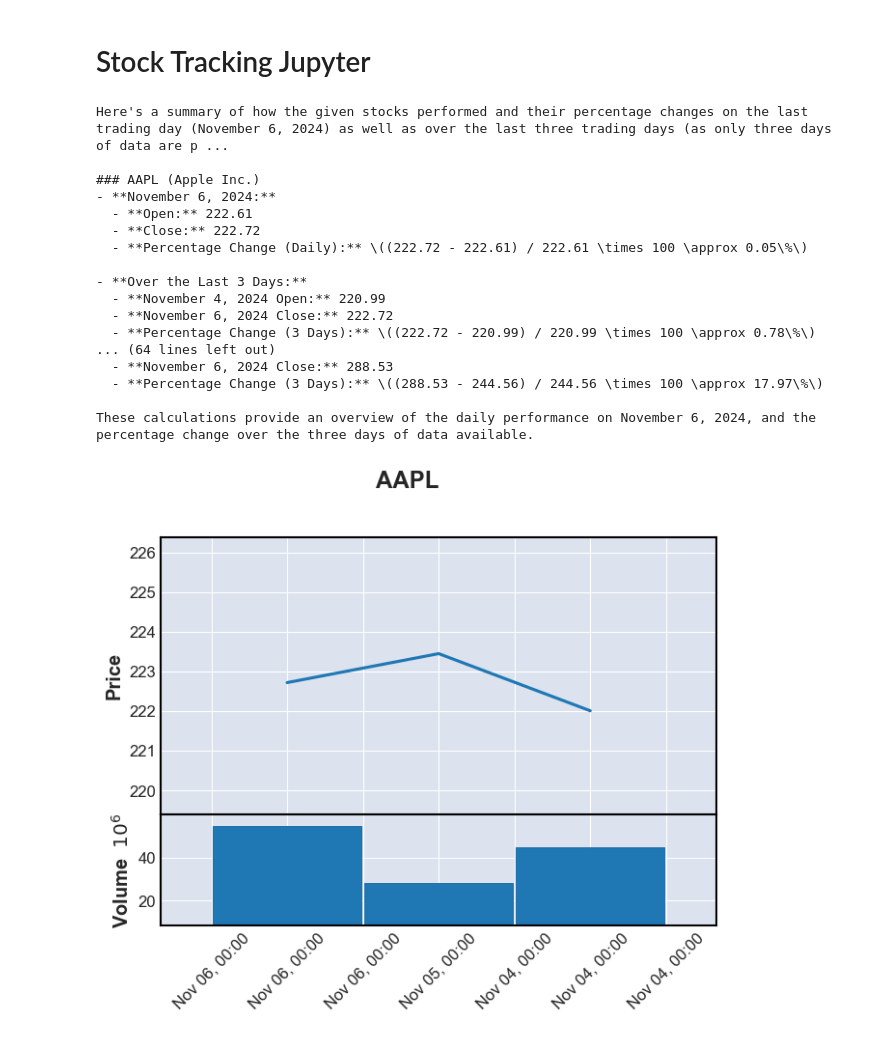
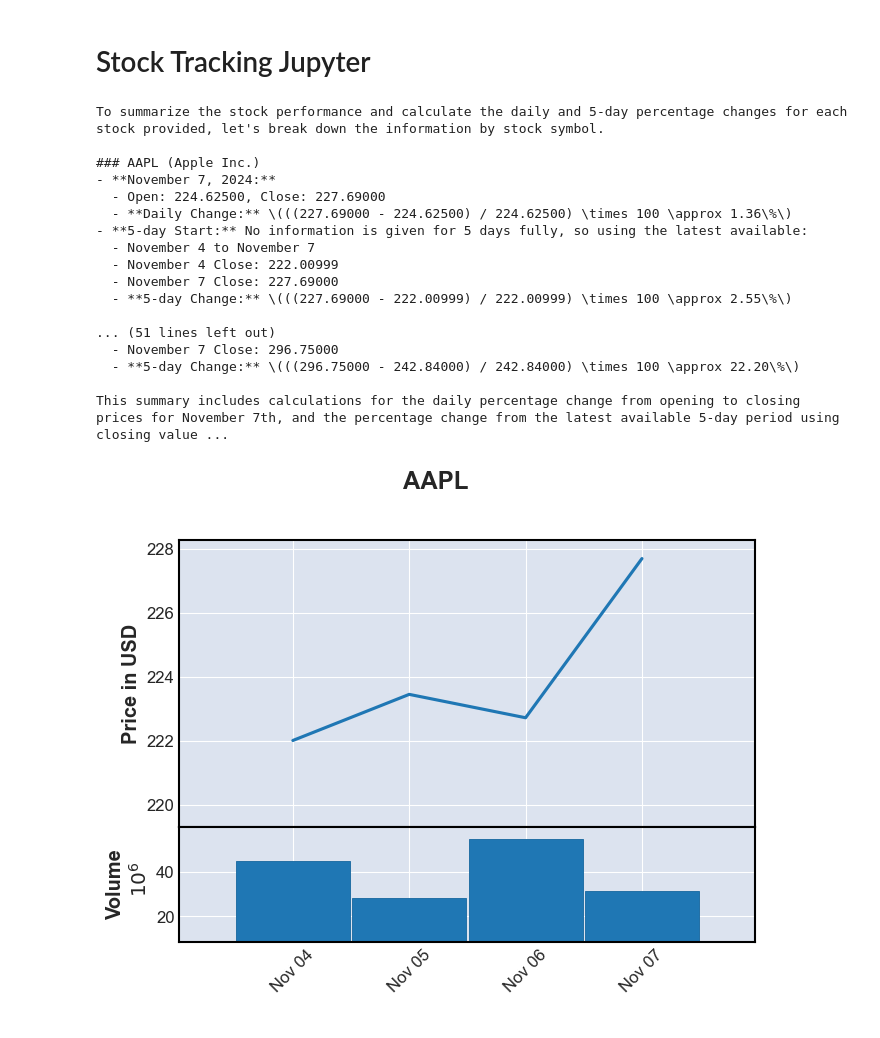
Before and after one commit to Kikstyophobia/stock-ticker-python, a Jupyter notebook: stock_summary.ipynb, the cells around one changed output. Saved outputs shown, nothing was run; the diff lists cells and outputs as text; code cells hidden in the pictures.

```diff
--- a/stock_summary.ipynb
+++ b/stock_summary.ipynb
@@ -2,29 +2,30 @@
 # Stock Tracking Jupyter
 # %%
 from chatgpt import chat_with_gpt
-from stock_ticker import make_charts
+from stock_ticker import get_stock_data, make_charts
 
 stock_list = ["AAPL", "AMZN", "GOOG", "META", "MSFT", "NVDA", "TSLA"]
+prompt = "Please give me a summary of how these stocks performed and percentage change daily and in the last 5 days with this data:"
 
-prompt = "Please give me a summary of how these stocks performed and percentage change daily and in the last 5 days with this data:"
-chat_with_gpt(prompt, stock_list)
-make_charts()
+data = get_stock_data(stock_list)
+chat_with_gpt(prompt, data)
+make_charts(data)
 # %% [output]
-Here's a summary of how the given stocks performed and their percentage changes on the last trading day (November 6, 2024) as well as over the last three trading days (as only three days of data are p ...
+To summarize the stock performance and calculate the daily and 5-day percentage changes for each stock provided, let's break down the information by stock symbol.
 
 ### AAPL (Apple Inc.)
-- **November 6, 2024:**
-  - **Open:** 222.61
-  - **Close:** 222.72
-  - **Percentage Change (Daily):** \((222.72 - 222.61) / 222.61 \times 100 \approx 0.05\%\)
+- **November 7, 2024:**
+  - Open: 224.62500, Close: 227.69000
+  - **Daily Change:** \(((227.69000 - 224.62500) / 224.62500) \times 100 \approx 1.36\%\)
+- **5-day Start:** No information is given for 5 days fully, so using the latest available:
+  - November 4 to November 7
+  - November 4 Close: 222.00999
+  - November 7 Close: 227.69000
+  - **5-day Change:** \(((227.69000 - 222.00999) / 222.00999) \times 100 \approx 2.55\%\)
 
-- **Over the Last 3 Days:**
-  - **November 4, 2024 Open:** 220.99
-  - **November 6, 2024 Close:** 222.72
-  - **Percentage Change (3 Days):** \((222.72 - 220.99) / 220.99 \times 100 \approx 0.78\%\)
-... (64 lines left out)
-  - **November 6, 2024 Close:** 288.53
-  - **Percentage Change (3 Days):** \((288.53 - 244.56) / 244.56 \times 100 \approx 17.97\%\)
+... (51 lines left out)
+  - November 7 Close: 296.75000
+  - **5-day Change:** \(((296.75000 - 242.84000) / 242.84000) \times 100 \approx 22.20\%\)
 
-These calculations provide an overview of the daily performance on November 6, 2024, and the percentage change over the three days of data available.
+This summary includes calculations for the daily percentage change from opening to closing prices for November 7th, and the percentage change from the latest available 5-day period using closing value ...
-[figure, old version]
+[figure, new version]
```
Also changed, not shown: parts of 1 cell of this notebook, 2 other files.
